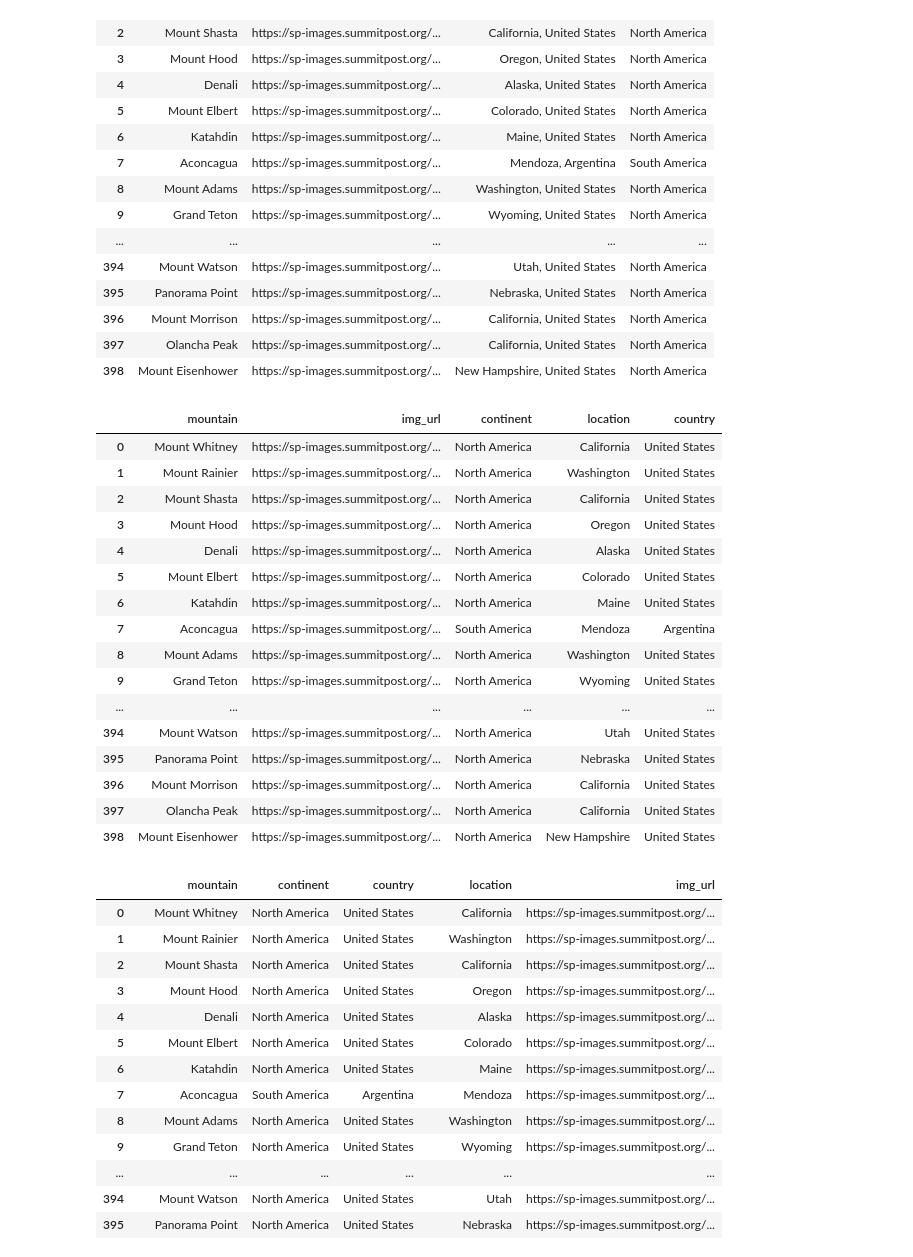
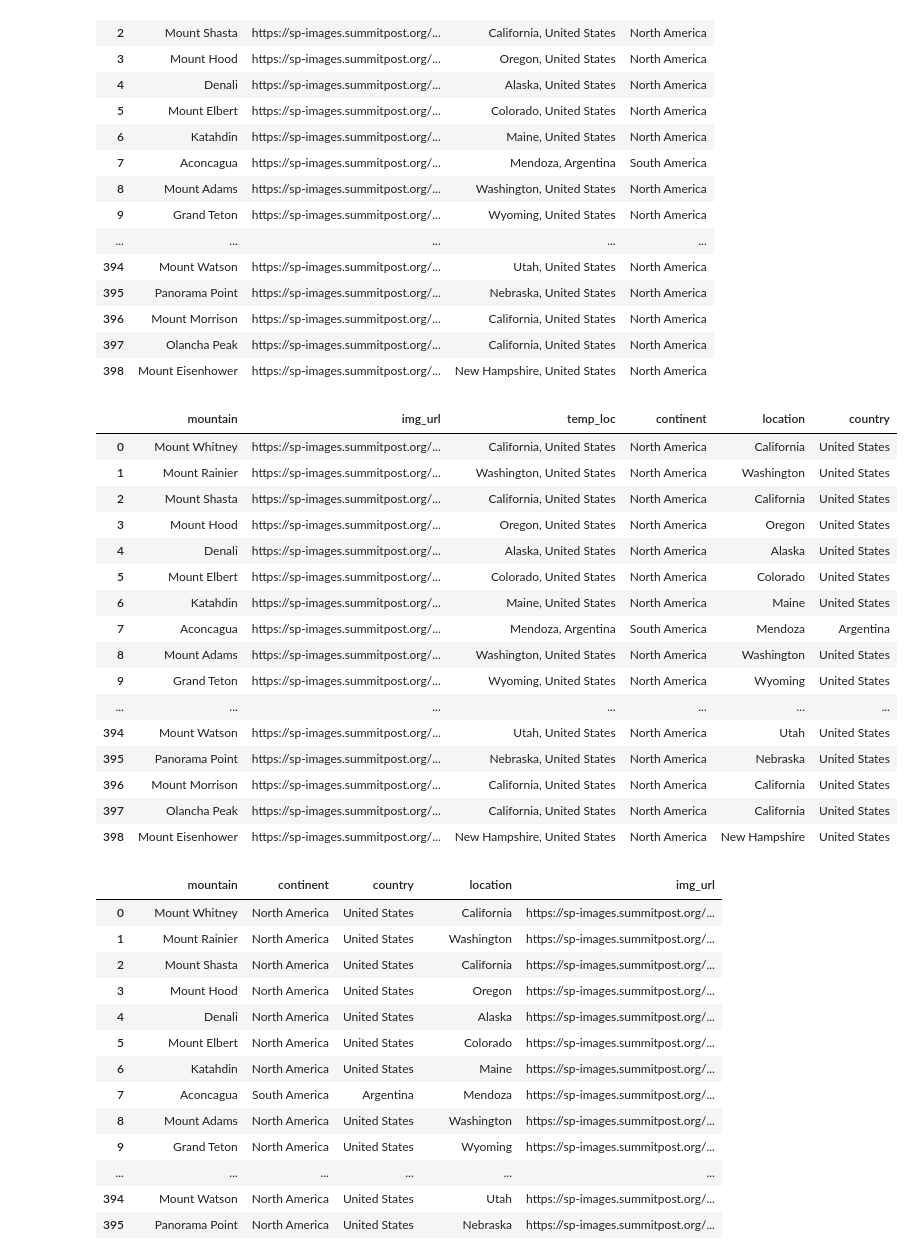
Before and after one commit to huangee/summit_post, a Jupyter notebook: 1_get_data_mountains.ipynb, the cells around one changed output. Cells and saved outputs as stored; diff of their text form; code cells hidden in the pictures.

```diff
--- a/1_get_data_mountains.ipynb
+++ b/1_get_data_mountains.ipynb
@@ -270,27 +270,43 @@ df_mtn_loc
 # %%
 # split temporary location into location and country columns
 
-df_mtn_loc[['location','country']] = df_mtn_loc['temp_loc'].str.rsplit(',', n=1, expand=True)
-df_mtn_loc.drop(['temp_loc'], axis=1, inplace=True)
-df_mtn_loc
+#df_mtn_loc[['location','country']] = df_mtn_loc['temp_loc'].str.split(',', n=1, expand=True)
+#df_mtn_loc.drop(['temp_loc'], axis=1, inplace=True)
+#df_mtn_loc
+
+location = []
+country = []
+
+for i in range(0,len(df_mtn_loc)):
+    if ',' in str(df_mtn_loc.temp_loc[i]):
+        location.append(df_mtn_loc.temp_loc[i].rsplit(', ')[0])
+        country.append(df_mtn_loc.temp_loc[i].rsplit(', ')[1])
+    else:
+        location.append(None)
+        country.append(df_mtn_loc.temp_loc[i])
-# %% [output]
-|  | mountain | img_url | continent | location | country |
-| 0 | Mount Whitney | https://sp-images.summitpost.org/... | North America | California | United States |
-| 1 | Mount Rainier | https://sp-images.summitpost.org/... | North America | Washington | United States |
-| 2 | Mount Shasta | https://sp-images.summitpost.org/... | North America | California | United States |
-| 3 | Mount Hood | https://sp-images.summitpost.org/... | North America | Oregon | United States |
-| 4 | Denali | https://sp-images.summitpost.org/... | North America | Alaska | United States |
-| 5 | Mount Elbert | https://sp-images.summitpost.org/... | North America | Colorado | United States |
-| 6 | Katahdin | https://sp-images.summitpost.org/... | North America | Maine | United States |
-| 7 | Aconcagua | https://sp-images.summitpost.org/... | South America | Mendoza | Argentina |
-| 8 | Mount Adams | https://sp-images.summitpost.org/... | North America | Washington | United States |
-| 9 | Grand Teton | https://sp-images.summitpost.org/... | North America | Wyoming | United States |
-| ... | ... | ... | ... | ... | ... |
-| 394 | Mount Watson | https://sp-images.summitpost.org/... | North America | Utah | United States |
-| 395 | Panorama Point | https://sp-images.summitpost.org/... | North America | Nebraska | United States |
-| 396 | Mount Morrison | https://sp-images.summitpost.org/... | North America | California | United States |
-| 397 | Olancha Peak | https://sp-images.summitpost.org/... | North America | California | United States |
-| 398 | Mount Eisenhower | https://sp-images.summitpost.org/... | North America | New Hampshire | United States |
+# %%
+df_mtn_loc['location'] = location
+df_mtn_loc['country'] = country
+
+df_mtn_loc
+# %% [output]
+|  | mountain | img_url | temp_loc | continent | location | country |
+| 0 | Mount Whitney | https://sp-images.summitpost.org/... | California, United States | North America | California | United States |
+| 1 | Mount Rainier | https://sp-images.summitpost.org/... | Washington, United States | North America | Washington | United States |
+| 2 | Mount Shasta | https://sp-images.summitpost.org/... | California, United States | North America | California | United States |
+| 3 | Mount Hood | https://sp-images.summitpost.org/... | Oregon, United States | North America | Oregon | United States |
+| 4 | Denali | https://sp-images.summitpost.org/... | Alaska, United States | North America | Alaska | United States |
+| 5 | Mount Elbert | https://sp-images.summitpost.org/... | Colorado, United States | North America | Colorado | United States |
+| 6 | Katahdin | https://sp-images.summitpost.org/... | Maine, United States | North America | Maine | United States |
+| 7 | Aconcagua | https://sp-images.summitpost.org/... | Mendoza, Argentina | South America | Mendoza | Argentina |
+| 8 | Mount Adams | https://sp-images.summitpost.org/... | Washington, United States | North America | Washington | United States |
+| 9 | Grand Teton | https://sp-images.summitpost.org/... | Wyoming, United States | North America | Wyoming | United States |
+| ... | ... | ... | ... | ... | ... | ... |
+| 394 | Mount Watson | https://sp-images.summitpost.org/... | Utah, United States | North America | Utah | United States |
+| 395 | Panorama Point | https://sp-images.summitpost.org/... | Nebraska, United States | North America | Nebraska | United States |
+| 396 | Mount Morrison | https://sp-images.summitpost.org/... | California, United States | North America | California | United States |
+| 397 | Olancha Peak | https://sp-images.summitpost.org/... | California, United States | North America | California | United States |
+| 398 | Mount Eisenhower | https://sp-images.summitpost.org/... | New Hampshire, United States | North America | New Hampshire | United States |
 # %%
 # reorder columns
 
```
Also changed, not shown: parts of 1 cell of this notebook, 2 other files.
